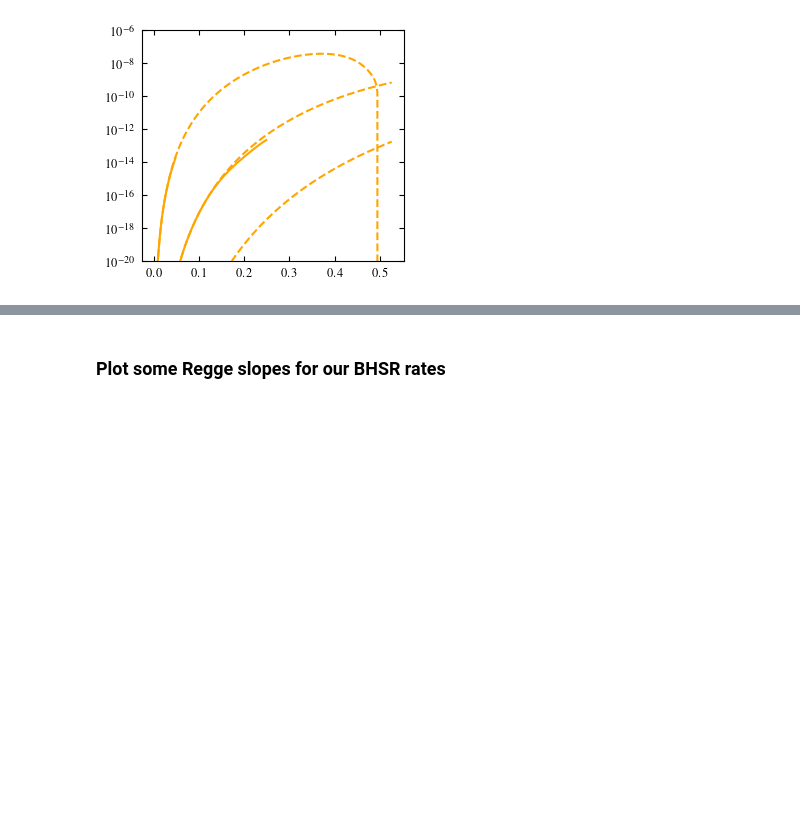
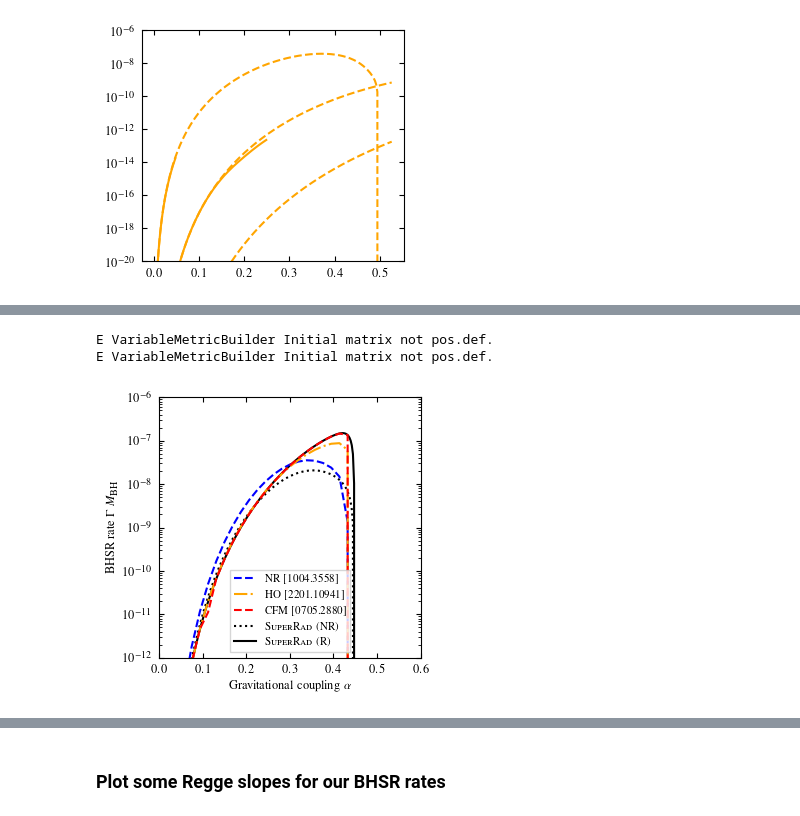
Before and after one commit to sebhoof/bhsr, a Jupyter notebook: bhsr_comparison.ipynb, the cells around one changed output, grey strips where cells are left out. Cells and saved outputs as stored; diff of their text form; code cells hidden in the pictures; blank space fills up the shorter version.

```diff
--- a/bhsr_comparison.ipynb
+++ b/bhsr_comparison.ipynb
@@ -92,0 +187,34 @@ plt.show()
+# %%
+muvals = np.linspace(0, 6e-12, 25)
+alphvals = mu_to_alpha(muvals, units=1)
+
+optvals = [find_root(mbh0, astar0, mu, 2, 1, 1) for mu in muvals]
+omRvals = np.array([z.real for z in optvals])
+omIvals = np.array([z.imag for z in optvals])*rg(mbh0)
+superrad_bhsr_rates1 = [GammaSR_nlm_superrad(mu, mbh0, astar0, bc1, 1)*rg(mbh0) for mu in muvals_small]
+superrad_bhsr_rates2 = [GammaSR_nlm_superrad(mu, mbh0, astar0, bc2, 1)*rg(mbh0) for mu in muvals_small]
+
+fig, ax = plt.subplots(figsize=(mnras_width,mnras_width))
+
+p4 = ax.plot(alphvals_small, superrad_bhsr_rates1, c='k', ls=':', label=r"\textsc{SuperRad} (NR)")
+p5 = ax.plot(alphvals_small, superrad_bhsr_rates2, c='k', ls='-', label=r"\textsc{SuperRad} (R)")
+grates = []
+for mu in muvals:
+    _, om1 = omega_nlm_bxzh(mu, mbh0, astar0, 2, 1, 1)
+    grates.append(om1*rg(mbh0))
+p1 = ax.plot(alphvals, GammaSR_nlm_nr(muvals, mbh0, astar0, 2, 1, 1)*rg(mbh0), c='blue', ls='--', label=r"NR [1004.3558]")
+p2 = ax.plot(alphvals, grates, c='orange', ls='-.', label=r"HO [2201.10941]")
+p3 = ax.plot(alphvals, omIvals, c='red', ls='--', label=r"CFM [0705.2880]")
+ax.legend(handles=p1+p2+p3+p4+p5, frameon=True)#, title=r"$M = {:.0f}\,M_\odot$, $a_\ast = {:.3f}$".format(mbh0, astar0))
+ax.set_xlabel(r"Gravitational coupling $\alpha$")
+ax.set_ylabel(r"BHSR rate $\Gamma\,M_\text{BH}$")
+ax.set_xlim([0, 0.6])
+ax.set_ylim([1e-12, 1e-6])
+#axset_xscale('log')
+ax.set_yscale('log')
+fig.savefig("figures/rate_comparison_211.pdf", backend='pgf')
+plt.show()
+# %% [output]
+E VariableMetricBuilder Initial matrix not pos.def.
+E VariableMetricBuilder Initial matrix not pos.def.
+[figure, added]
```
Also changed, not shown: parts of 5 cells of this notebook, 3 other files.
